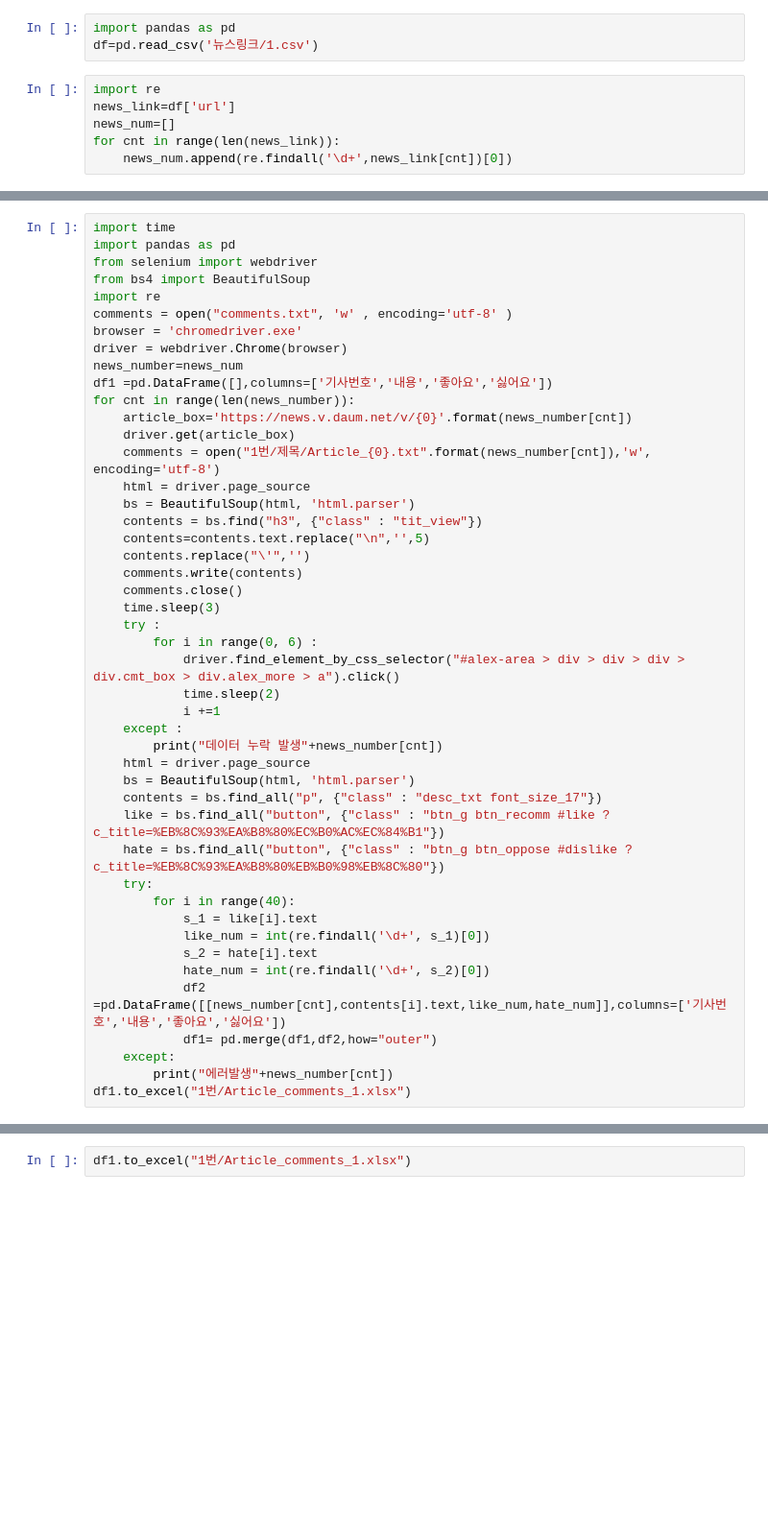
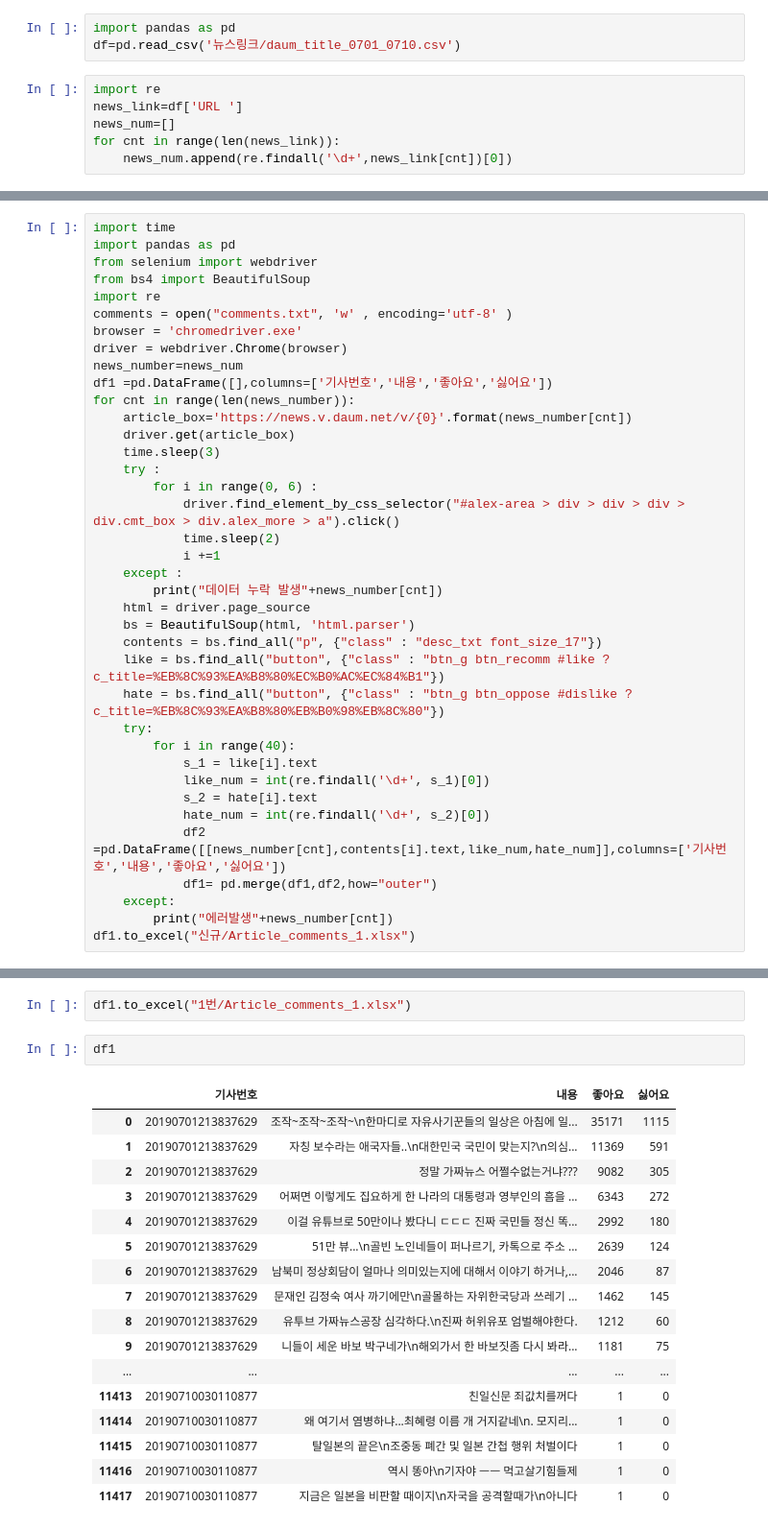
Before and after one commit to Leejeunghun/data_project, a Jupyter notebook: Daum_news/다음 뉴스 크롤링.ipynb, the cells around one changed output, grey strips where cells are left out. Shown at 96% size. Saved outputs shown, nothing was run; the diff lists cells and outputs as text; blank space fills up the shorter version.

```diff
--- a/Daum_news/다음 뉴스 크롤링.ipynb
+++ b/Daum_news/다음 뉴스 크롤링.ipynb
@@ -3,9 +12,9 @@
 # %%
 import pandas as pd
-df=pd.read_csv('뉴스링크/1.csv')
+df=pd.read_csv('뉴스링크/daum_title_0701_0710.csv')
 # %%
 import re
-news_link=df['url']
+news_link=df['URL ']
 news_num=[]
 for cnt in range(len(news_link)):
     news_num.append(re.findall('\d+',news_link[cnt])[0])
@@ -43,14 +52,6 @@ df1 =pd.DataFrame([],columns=['기사번호','내용','좋아요','싫어요'])
 for cnt in range(len(news_number)):
     article_box='https://news.v.daum.net/v/{0}'.format(news_number[cnt])
     driver.get(article_box)
-    comments = open("1번/제목/Article_{0}.txt".format(news_number[cnt]),'w', encoding='utf-8')
-    html = driver.page_source
-    bs = BeautifulSoup(html, 'html.parser')
-    contents = bs.find("h3", {"class" : "tit_view"})
-    contents=contents.text.replace("\n",'',5)
-    contents.replace("\'",'')
-    comments.write(contents)
-    comments.close()
     time.sleep(3)
     try :
         for i in range(0, 6) :
@@ -74,5 +75,5 @@ for cnt in range(len(news_number)):
             df1= pd.merge(df1,df2,how="outer")
     except:
         print("에러발생"+news_number[cnt])
-df1.to_excel("1번/Article_comments_1.xlsx")
+df1.to_excel("신규/Article_comments_1.xlsx")
 # %% [output]
@@ -98,2 +110,22 @@ df1.to_excel("1번/Article_comments_1.xlsx")
 # %%
 df1.to_excel("1번/Article_comments_1.xlsx")
+# %%
+df1
+# %% [output]
+|  | 기사번호 | 내용 | 좋아요 | 싫어요 |
+| 0 | 20190701213837629 | 조작~조작~조작~\n한마디로 자유사기꾼들의 일상은 아침에 일... | 35171 | 1115 |
+| 1 | 20190701213837629 | 자칭 보수라는 애국자들..\n대한민국 국민이 맞는지?\n의심... | 11369 | 591 |
+| 2 | 20190701213837629 | 정말 가짜뉴스 어쩔수없는거냐??? | 9082 | 305 |
+| 3 | 20190701213837629 | 어쩌면 이렇게도 집요하게 한 나라의 대통령과 영부인의 흠을 ... | 6343 | 272 |
+| 4 | 20190701213837629 | 이걸 유튜브로 50만이나 봤다니 ㄷㄷㄷ 진짜 국민들 정신 똑... | 2992 | 180 |
+| 5 | 20190701213837629 | 51만 뷰...\n골빈 노인네들이 퍼나르기, 카톡으로 주소 ... | 2639 | 124 |
+| 6 | 20190701213837629 | 남북미 정상회담이 얼마나 의미있는지에 대해서 이야기 하거나,... | 2046 | 87 |
+| 7 | 20190701213837629 | 문재인 김정숙 여사 까기에만\n골몰하는 자위한국당과 쓰레기 ... | 1462 | 145 |
+| 8 | 20190701213837629 | 유투브 가짜뉴스공장 심각하다.\n진짜 허위유포 엄벌해야한다. | 1212 | 60 |
+| 9 | 20190701213837629 | 니들이 세운 바보 박구네가\n해외가서 한 바보짓좀 다시 봐라... | 1181 | 75 |
+| ... | ... | ... | ... | ... |
+| 11413 | 20190710030110877 | 친일신문 죄값치를꺼다 | 1 | 0 |
+| 11414 | 20190710030110877 | 왜 여기서 염병하냐...최혜령 이름 개 거지같네\n. 모지리... | 1 | 0 |
+| 11415 | 20190710030110877 | 탈일본의 끝은\n조중동 폐간 및 일본 간첩 행위 처벌이다 | 1 | 0 |
+| 11416 | 20190710030110877 | 역시 똥아\n기자야 ㅡㅡ 먹고살기힘들제 | 1 | 0 |
+| 11417 | 20190710030110877 | 지금은 일본을 비판할 때이지\n자국을 공격할때가\n아니다 | 1 | 0 |
```
Also changed, not shown: parts of 4 cells of this notebook, 4 other files.
